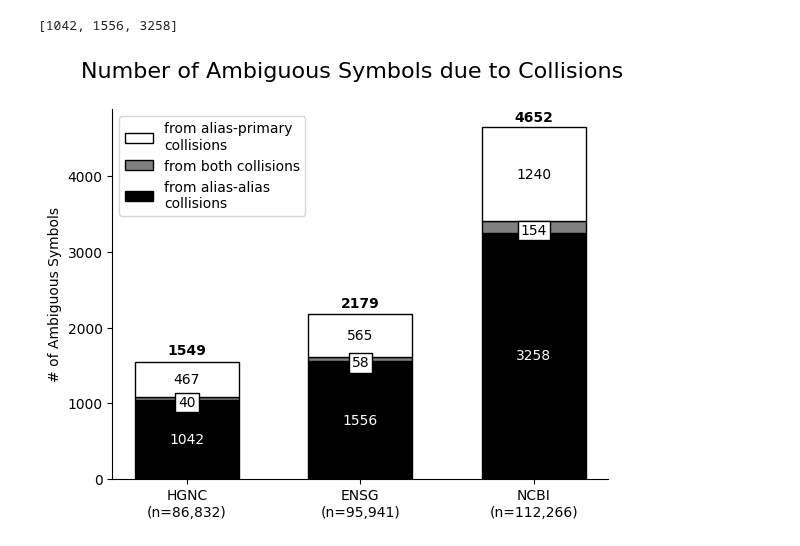
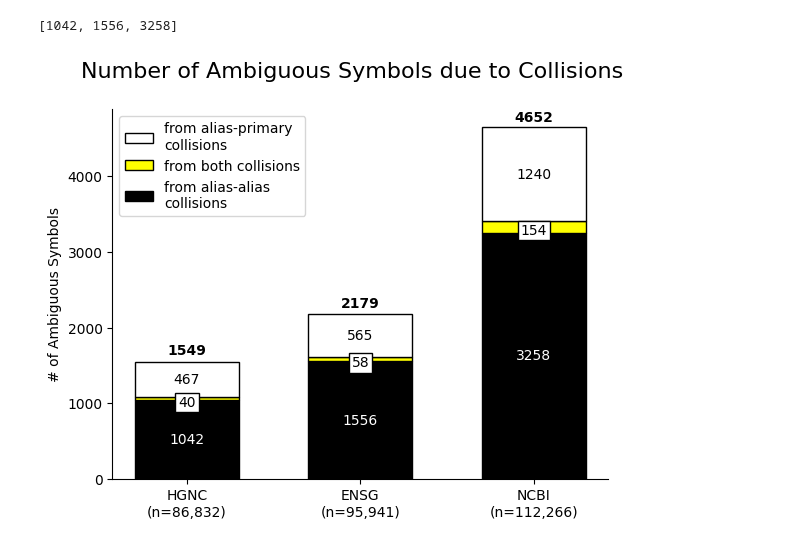
Before and after one commit to cancervariants/gene-harmony-analysis, a Jupyter notebook: analysis/collision_records_and_ambiguous_symbol_analysis.ipynb, the cells around one changed output. Drawn from its saved outputs; the diff is of its cells as text; code cells hidden in the pictures.

```diff
--- a/analysis/collision_records_and_ambiguous_symbol_analysis.ipynb
+++ b/analysis/collision_records_and_ambiguous_symbol_analysis.ipynb
@@ -87,9 +87,9 @@ bar1 = ax.bar(x - .35, percent_records_with_aa_collision, width, label='Records
 bar2 = ax.bar(x, percent_records_with_ap_collision, width, label='Records with\nalias-primary\ncollisions',
               color='white', edgecolor='black', linewidth=1.5)
 
-# bar3: all gray fill with black edge
+# bar3: all yellow fill with black edge
 bar3 = ax.bar(x + .35, percent_records_with_both_collision, width, label='Records with\nboth collisions',
-              color='gray', edgecolor='black', linewidth=1.5)
+              color='yellow', edgecolor='black', linewidth=1.5)
 
 # Add raw count labels on bar1
 for rect, count in zip(bar1, corrected_aa_record_counts):
@@ -157,9 +157,9 @@ width = 0.6
 
 fig, ax = plt.subplots()
 
-# Use black, gray, white colors
+# Use black, yellow, white colors
 bar1 = ax.bar(x, corrected_aa_ambiguous_symbol_count, width, label='from alias-alias\ncollisions', color='black', edgecolor='black')
-bar2 = ax.bar(x, both_collision_ambiguous_symbol_count, width, bottom=corrected_aa_ambiguous_symbol_count, label='from both collisions', color='gray', edgecolor='black')
+bar2 = ax.bar(x, both_collision_ambiguous_symbol_count, width, bottom=corrected_aa_ambiguous_symbol_count, label='from both collisions', color='yellow', edgecolor='black')
 bottom_1_2 = np.array(corrected_aa_ambiguous_symbol_count) + np.array(both_collision_ambiguous_symbol_count)
 bar3 = ax.bar(x, corrected_ap_ambiguous_symbol_count, width, bottom=bottom_1_2, label='from alias-primary\ncollisions', color='white', edgecolor='black')
 
@@ -191,31 +191,31 @@ def add_labels_with_box(bars, bottoms, values, text_color):
 add_labels(bar1, np.zeros(len(corrected_aa_ambiguous_symbol_count)), corrected_aa_ambiguous_symbol_count, 'white')
 add_labels_with_box(bar2, corrected_aa_ambiguous_symbol_count, both_collision_ambiguous_symbol_count, 'black')
 add_labels(bar3, bottom_1_2, corrected_ap_ambiguous_symbol_count, 'black')
 
 totals = np.array(corrected_aa_ambiguous_symbol_count) + np.array(corrected_ap_ambiguous_symbol_count) + np.array(both_collision_ambiguous_symbol_count)
 
 for i, total in enumerate(totals):
     offsets = [60, 50, 40]
     ax.text(
         x[i],
         total + offsets[i],
         str(total),
         ha='center', va='bottom',
         fontsize=10,
         fontweight='bold'
     )
 
 ax.set_ylabel(f'# of Ambiguous Symbols')
 ax.set_xticks(x)
 ax.set_xticklabels(databases)
 handles, labels = ax.get_legend_handles_labels()
 ax.legend(handles[::-1], labels[::-1], loc='upper left')
 
 ax.spines['top'].set_visible(False)
 ax.spines['right'].set_visible(False)
 
 
 plt.suptitle("Number of Ambiguous Symbols due to Collisions", fontsize=16)
 plt.show()
 # %% [output]
-[figure, old version]
+[figure, new version]
```
Also changed, not shown: parts of 1 cell of this notebook.
